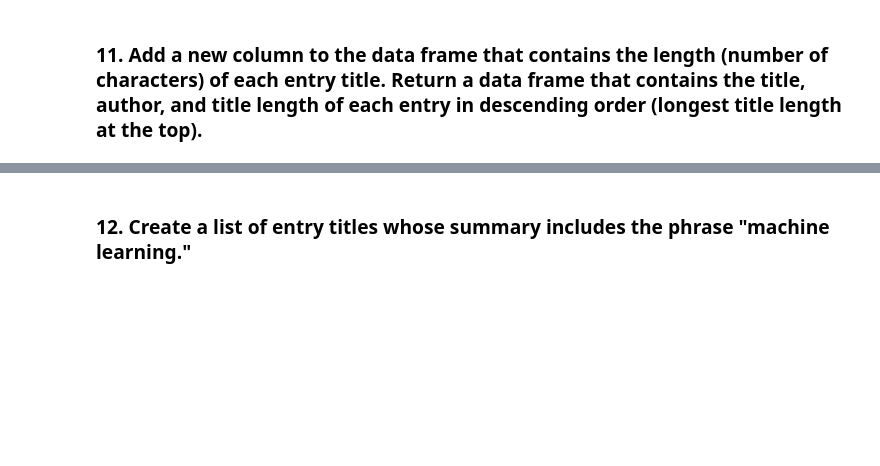
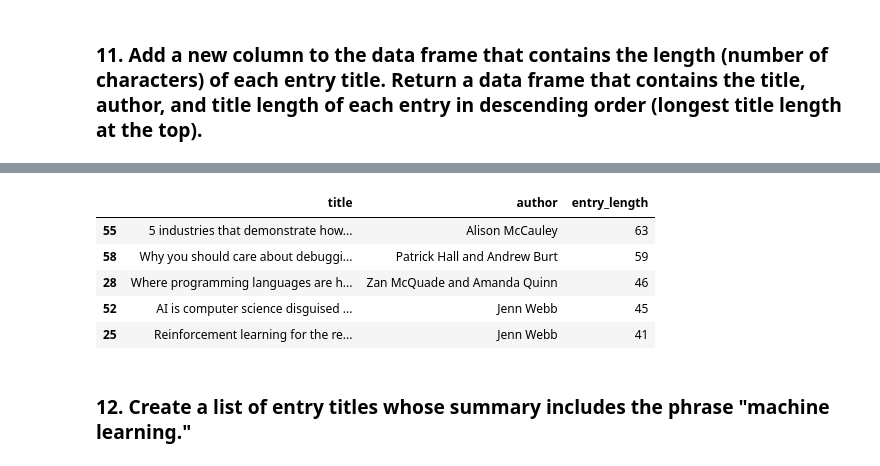
Before and after one commit to ta-datapt-bcn/lab-rss-feeds, a Jupyter notebook: your-code/main.ipynb, the cells around one changed output, grey strips where cells are left out. Drawn from its saved outputs; the diff is of its cells as text; code cells hidden in the pictures; blank space fills up the shorter version.

Commit message:
[Dic19][Dinis]lab-rss-feeds

```diff
--- a/your-code/main.ipynb
+++ b/your-code/main.ipynb
@@ -8,3 +8,5 @@ import feedparser
 ### 1. Use feedparser to parse the following RSS feed URL.
 # %%
 url = 'http://feeds.feedburner.com/oreilly/radar/atom'
+# %%
+rss_feed = feedparser.parse(url)
@@ -28,3 +133,6 @@ url = 'http://feeds.feedburner.com/oreilly/radar/atom'
 ### 9. Create a Pandas data frame from the feed's entries.
 # %%
 import pandas as pd
+# %%
+df = pd.DataFrame(rss_feed.entries)
+df.head()
@@ -33,2 +161,7 @@ import pandas as pd
 # %% [markdown]
 ### 11. Add a new column to the data frame that contains the length (number of characters) of each entry title. Return a data frame that contains the title, author, and title length of each entry in descending order (longest title length at the top).
+# %%
+entry_length = [len(x) for x in df['title']]
+
+df['entry_length'] = entry_length
+df.head()
@@ -35,2 +175,11 @@ import pandas as pd
+# %%
+df[['title', 'author', 'entry_length']].sort_values('entry_length', ascending = False).head()
+# %% [output]
+|  | title | author | entry_length |
+| 55 | 5 industries that demonstrate how... | Alison McCauley | 63 |
+| 58 | Why you should care about debuggi... | Patrick Hall and Andrew Burt | 59 |
+| 28 | Where programming languages are h... | Zan McQuade and Amanda Quinn | 46 |
+| 52 | AI is computer science disguised ... | Jenn Webb | 45 |
+| 25 | Reinforcement learning for the re... | Jenn Webb | 41 |
 # %% [markdown]
 ### 12. Create a list of entry titles whose summary includes the phrase "machine learning."
```
Also changed, not shown: parts of 15 cells of this notebook.
